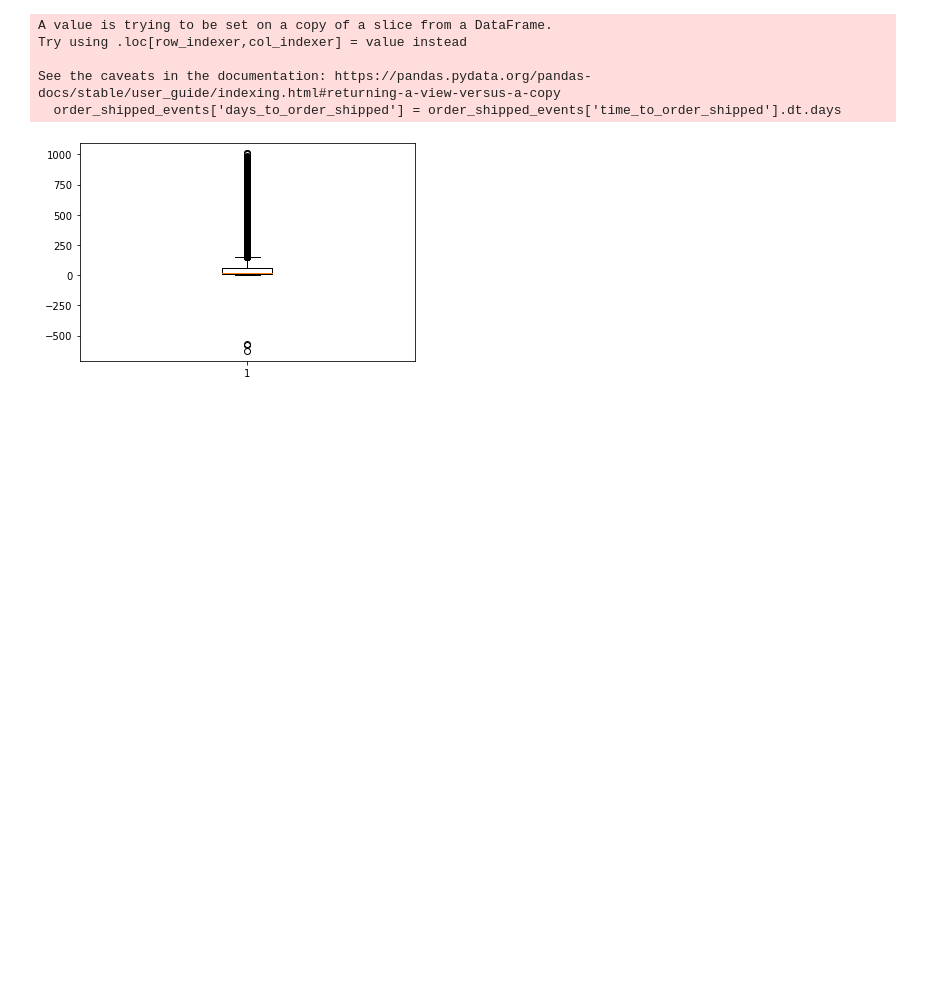
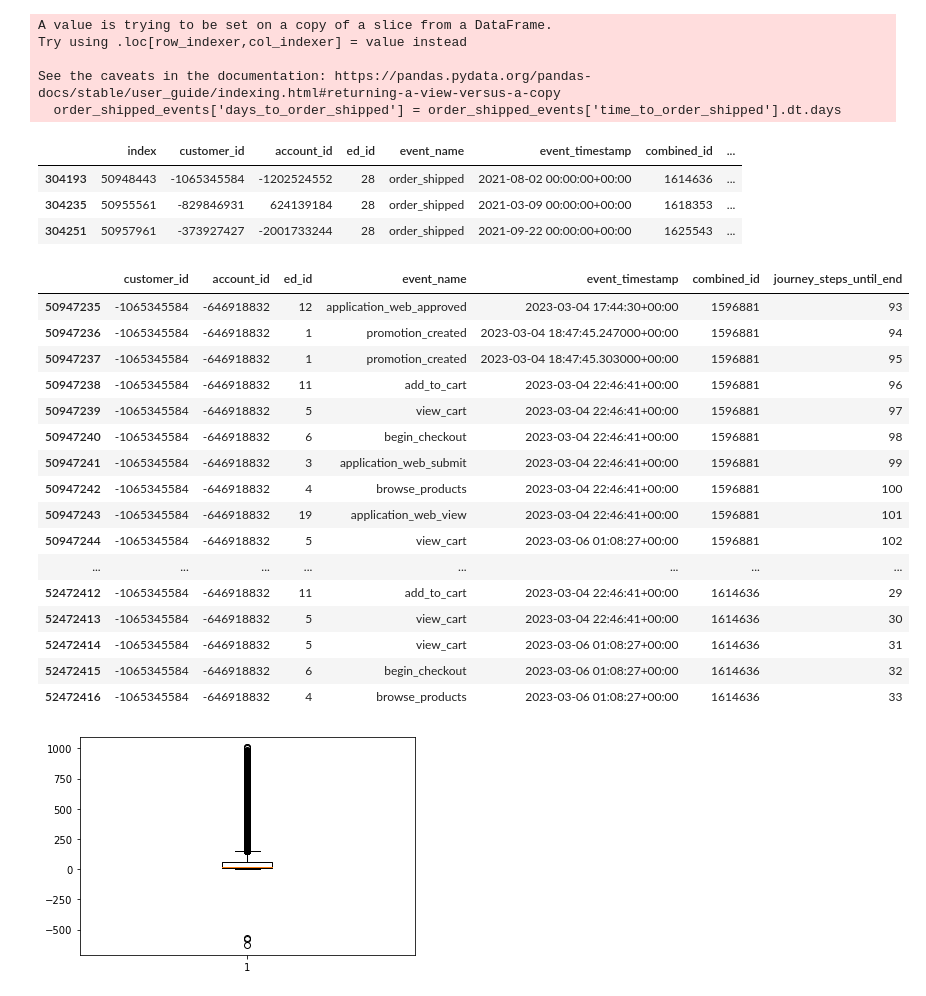
Before and after one commit to cjunwon/STATSM148-Fingerhut-Consulting, a Jupyter notebook: alyssa_code/cleaned_data_eda.ipynb, the cells around one changed output. Cells and saved outputs as stored; diff of their text form; code cells hidden in the pictures; blank space fills up the shorter version.

```diff
--- a/alyssa_code/cleaned_data_eda.ipynb
+++ b/alyssa_code/cleaned_data_eda.ipynb
@@ -203,6 +203,33 @@ See the caveats in the documentation: https://pandas.pydata.org/pandas-docs/stab
   order_shipped_events['days_to_order_shipped'] = order_shipped_events['time_to_order_shipped'].dt.days
 # %%
 order_shipped_events.reset_index(inplace = True)
+# %%
+order_shipped_events[order_shipped_events['days_to_order_shipped'] < 0]
+# %% [output]
+|  | index | customer_id | account_id | ed_id | event_name | event_timestamp | combined_id | ... |
+| 304193 | 50948443 | -1065345584 | -1202524552 | 28 | order_shipped | 2021-08-02 00:00:00+00:00 | 1614636 | ... |
+| 304235 | 50955561 | -829846931 | 624139184 | 28 | order_shipped | 2021-03-09 00:00:00+00:00 | 1618353 | ... |
+| 304251 | 50957961 | -373927427 | -2001733244 | 28 | order_shipped | 2021-09-22 00:00:00+00:00 | 1625543 | ... |
+# %%
+cleaned_df[cleaned_df['customer_id'] == -1065345584]
+# %% [output]
+|  | customer_id | account_id | ed_id | event_name | event_timestamp | combined_id | journey_steps_until_end |
+| 50947235 | -1065345584 | -646918832 | 12 | application_web_approved | 2023-03-04 17:44:30+00:00 | 1596881 | 93 |
+| 50947236 | -1065345584 | -646918832 | 1 | promotion_created | 2023-03-04 18:47:45.247000+00:00 | 1596881 | 94 |
+| 50947237 | -1065345584 | -646918832 | 1 | promotion_created | 2023-03-04 18:47:45.303000+00:00 | 1596881 | 95 |
+| 50947238 | -1065345584 | -646918832 | 11 | add_to_cart | 2023-03-04 22:46:41+00:00 | 1596881 | 96 |
+| 50947239 | -1065345584 | -646918832 | 5 | view_cart | 2023-03-04 22:46:41+00:00 | 1596881 | 97 |
+| 50947240 | -1065345584 | -646918832 | 6 | begin_checkout | 2023-03-04 22:46:41+00:00 | 1596881 | 98 |
+| 50947241 | -1065345584 | -646918832 | 3 | application_web_submit | 2023-03-04 22:46:41+00:00 | 1596881 | 99 |
+| 50947242 | -1065345584 | -646918832 | 4 | browse_products | 2023-03-04 22:46:41+00:00 | 1596881 | 100 |
+| 50947243 | -1065345584 | -646918832 | 19 | application_web_view | 2023-03-04 22:46:41+00:00 | 1596881 | 101 |
+| 50947244 | -1065345584 | -646918832 | 5 | view_cart | 2023-03-06 01:08:27+00:00 | 1596881 | 102 |
+| ... | ... | ... | ... | ... | ... | ... | ... |
+| 52472412 | -1065345584 | -646918832 | 11 | add_to_cart | 2023-03-04 22:46:41+00:00 | 1614636 | 29 |
+| 52472413 | -1065345584 | -646918832 | 5 | view_cart | 2023-03-04 22:46:41+00:00 | 1614636 | 30 |
+| 52472414 | -1065345584 | -646918832 | 5 | view_cart | 2023-03-06 01:08:27+00:00 | 1614636 | 31 |
+| 52472415 | -1065345584 | -646918832 | 6 | begin_checkout | 2023-03-06 01:08:27+00:00 | 1614636 | 32 |
+| 52472416 | -1065345584 | -646918832 | 4 | browse_products | 2023-03-06 01:08:27+00:00 | 1614636 | 33 |
 # %%
 plt.boxplot(order_shipped_events['days_to_order_shipped'])
 plt.show()
```
Also changed, not shown: 3 other files.
